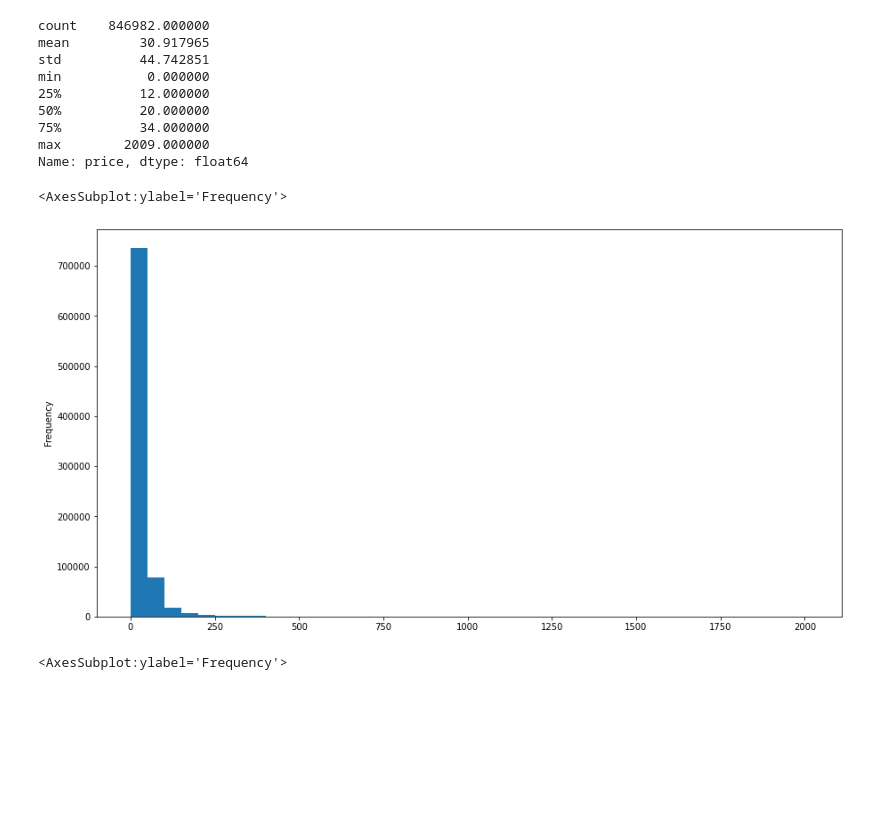
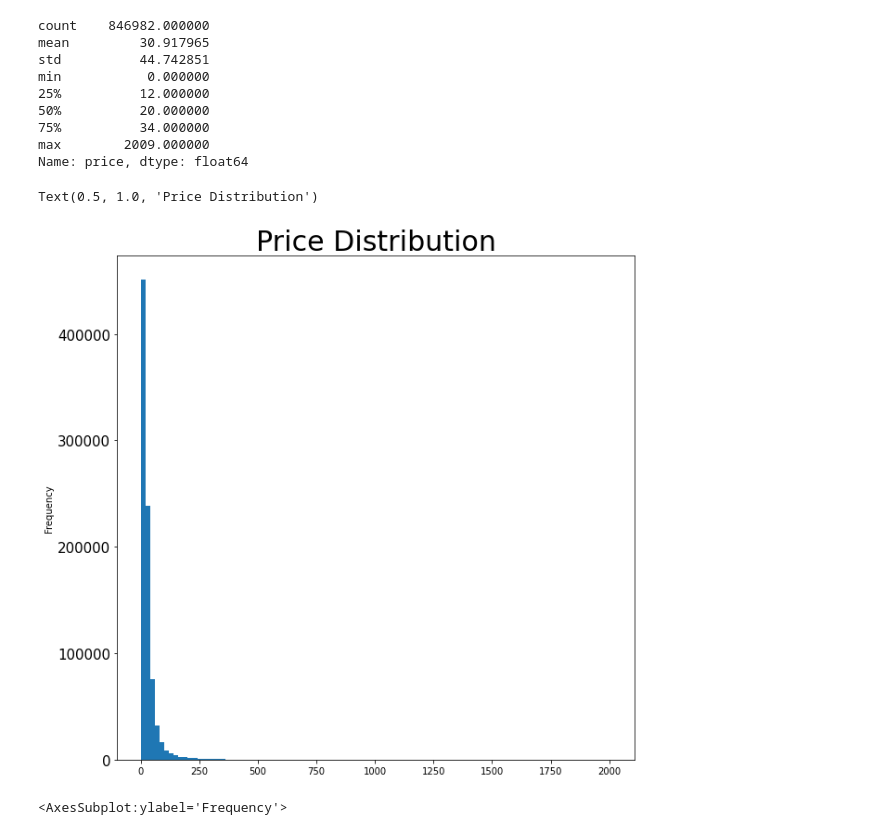
Before and after one commit to DSEI21000-S21/project-product-price-prediction, a Jupyter notebook: experiment/data_preprocess/DataRandomSampling.ipynb, the cells around one changed output. Drawn from its saved outputs; the diff is of its cells as text; code cells hidden in the pictures; blank space fills up the shorter version.

```diff
--- a/experiment/data_preprocess/DataRandomSampling.ipynb
+++ b/experiment/data_preprocess/DataRandomSampling.ipynb
@@ -3,7 +3,9 @@ import itertools
 import numpy as np
 import pandas as pd
 import matplotlib
-matplotlib.rcParams['figure.figsize'] = (15, 8)
+import matplotlib.pyplot as plt
+matplotlib.rcParams['figure.figsize'] = (10, 10)
+matplotlib.rc('ytick', labelsize=20)
 # %%
 # read data
 df = pd.read_csv("../../data/train.tsv", sep="\t")
@@ -156,10 +227,11 @@ min           0.000000
 max        2009.000000
 Name: price, dtype: float64
 # %%
-df.price.plot.hist(bins=40)
+df.price.plot.hist(bins=100)
+plt.title("Price Distribution",fontsize=30)
 # %% [output]
-<AxesSubplot:ylabel='Frequency'>
+Text(0.5, 1.0, 'Price Distribution')
-[figure, old version]
+[figure, new version]
 # %%
 df.price[df.price>100].plot.hist(bins=40)
 # %% [output]
```
Also changed, not shown: parts of 12 cells of this notebook, 4 other files.
